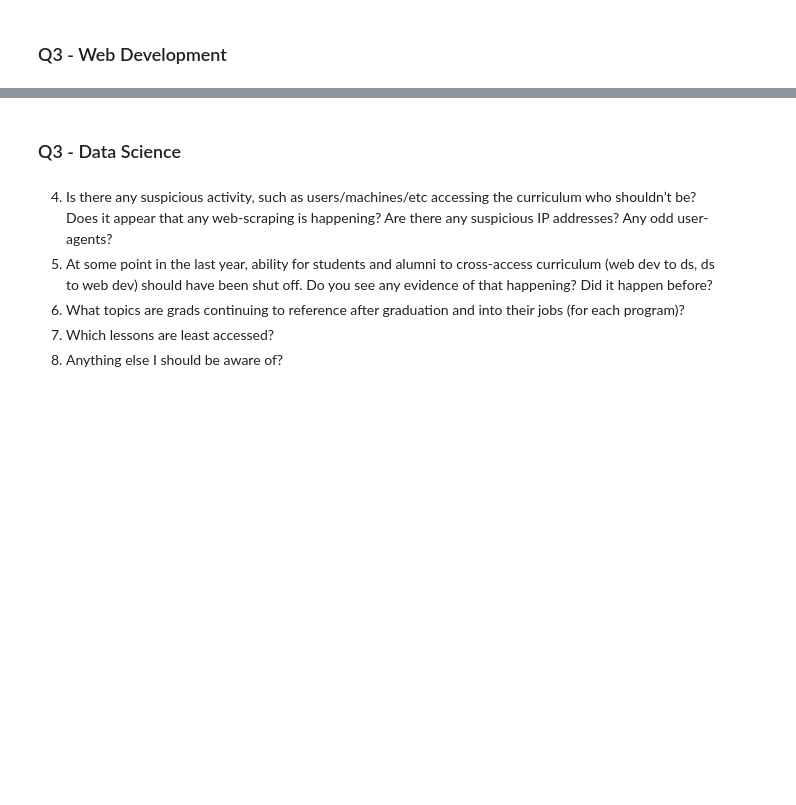
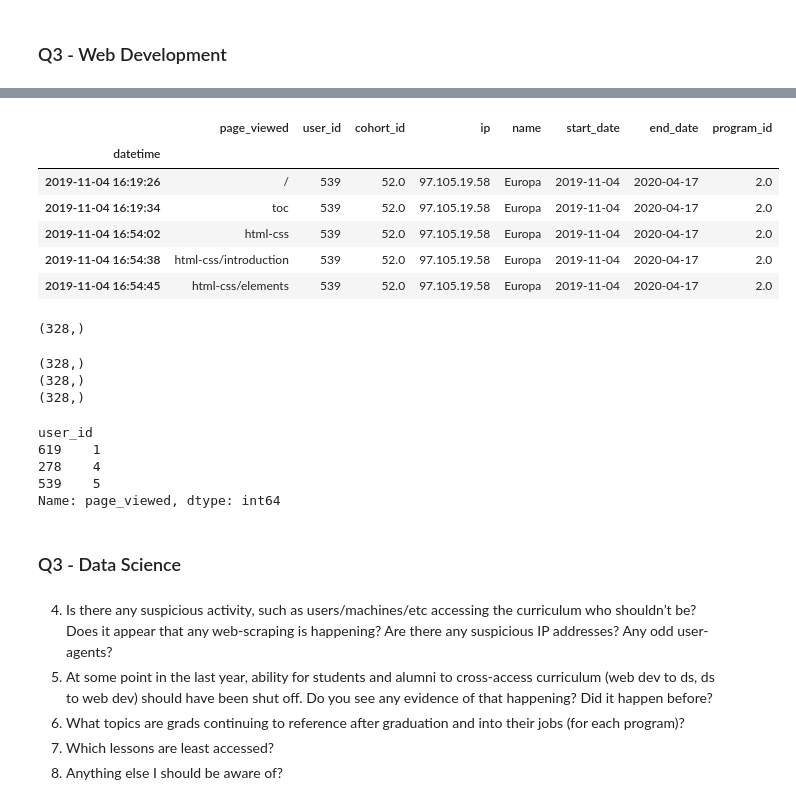
Before and after one commit to SamuelD-Data/anomaly-detection-project, a Jupyter notebook: anomaly_detection_project_notebook.ipynb, the cells around one changed output, grey strips where cells are left out. Saved outputs shown, nothing was run; the diff lists cells and outputs as text; code cells hidden in the pictures; blank space fills up the shorter version.

```diff
--- a/anomaly_detection_project_notebook.ipynb
+++ b/anomaly_detection_project_notebook.ipynb
@@ -421,2 +433,4 @@ I found 2 pages that were visited significantly more by one cohort than the othe
 # %% [markdown]
 ### Q3 - Web Development
+# %%
+active_wd = wd[(wd.index >= wd.start_date) & (wd.index <= wd.end_date)]
@@ -422,0 +471,10 @@ I found 2 pages that were visited significantly more by one cohort than the othe
+# %%
+active_wd[active_wd.user_id==539]
+# %% [output]
+|  | page_viewed | user_id | cohort_id | ip | name | start_date | end_date | program_id |
+| datetime |  |  |  |  |  |  |  |  |
+| 2019-11-04 16:19:26 | / | 539 | 52.0 | 97.105.19.58 | Europa | 2019-11-04 | 2020-04-17 | 2.0 |
+| 2019-11-04 16:19:34 | toc | 539 | 52.0 | 97.105.19.58 | Europa | 2019-11-04 | 2020-04-17 | 2.0 |
+| 2019-11-04 16:54:02 | html-css | 539 | 52.0 | 97.105.19.58 | Europa | 2019-11-04 | 2020-04-17 | 2.0 |
+| 2019-11-04 16:54:38 | html-css/introduction | 539 | 52.0 | 97.105.19.58 | Europa | 2019-11-04 | 2020-04-17 | 2.0 |
+| 2019-11-04 16:54:45 | html-css/elements | 539 | 52.0 | 97.105.19.58 | Europa | 2019-11-04 | 2020-04-17 | 2.0 |
@@ -423,3 +485,24 @@ I found 2 pages that were visited significantly more by one cohort than the othe
+# %%
+tester.shape
+# %% [output]
+(328,)
+# %%
+for x in test.index:
+    y = active_wd[active_wd.user_id == x]['ip'][0]
+    z = wd[wd.ip == y].user_id.value_counts()
+    print(z.shape)
+# %% [output]
+(328,)
+(328,)
+(328,)
+# %%
+test
+# %% [output]
+user_id
+619    1
+278    4
+539    5
+Name: page_viewed, dtype: int64
 # %% [markdown]
 ### Q3 - Data Science
 # %% [markdown]
```
Also changed, not shown: parts of 22 cells of this notebook.
